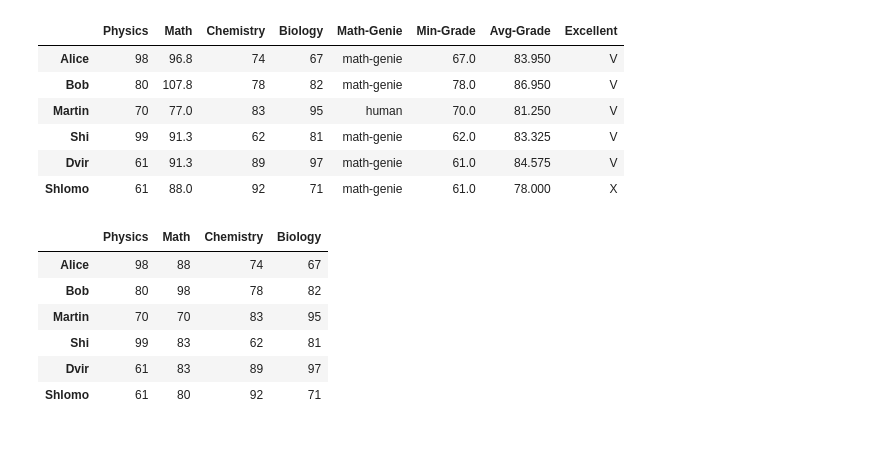
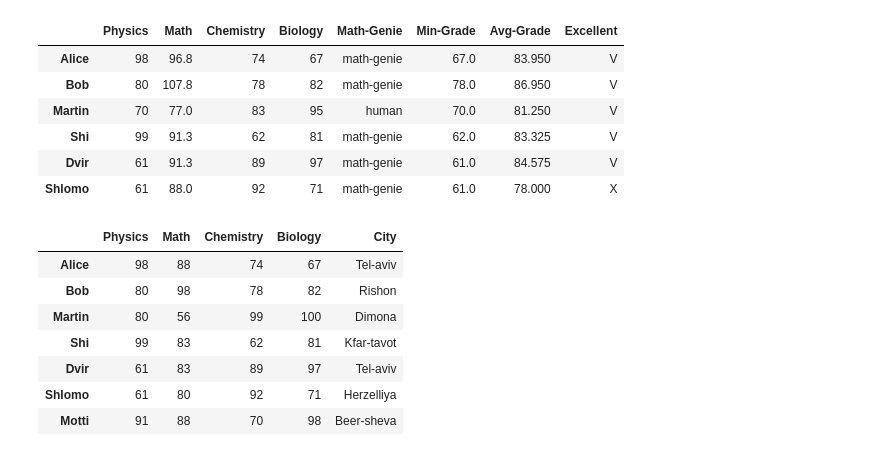
Before and after one commit to pythonai200425/18.09.2025, a Jupyter notebook: hazara_180925.ipynb, the cells around one changed output. Cells and saved outputs as stored; diff of their text form; code cells hidden in the pictures.

```diff
--- a/hazara_180925.ipynb
+++ b/hazara_180925.ipynb
@@ -338,37 +338,58 @@ df2 = pd.DataFrame({
 result = pd.concat([df1, df2], axis=0, ignore_index=False)
 
 ######################## concat column
 
 # First DataFrame
 df1 = pd.DataFrame({
     "A": [1, 2, 3],
     "B": [4, 5, 6]
 })
 
 # Second DataFrame
 df2 = pd.DataFrame({
     "C": ["x", "y", "z"],
     "D": ["p", "q", "r"]
 })
 
 # Concatenate by column (axis=1)
 result = pd.concat([df1, df2], axis=1)
 
 ### Replace row with .loc
 df.loc['danny'] = ['Bobby', 32]
 
 1 drop column Math (just print, dont actually remove)
 2 drop row 'Bob'
 3 add new row : Motti  Physics[91]	Math[88]	Chemistry[70]	Biology[98] -- using concat
 4 add new column city: Tel-aviv, Rishon, Nes-zyiona, Kfar-tavot, Tel-aviv, Herzelliya, Beer-sheva
 5 replace grades for Martin to: 80, 56, 99, 100, 'Dimona'
 
 '''
+# 1 drop column Math (just print, dont actually remove)
+df.drop(columns=["Math"])
+
+# 2 drop row 'Bob'
+df.drop(index='Bob')
+
+# 3 add new row : Motti  Physics[91]	Math[88]	Chemistry[70]	Biology[98] -- using concat
+new_row = pd.DataFrame(data=[[91, 88, 70, 98]], index=["Motti"], columns=["Physics", "Math", "Chemistry", "Biology"])
+df = pd.concat([df, new_row])
+
+# 4 add new column city: Tel-aviv, Rishon, Nes-zyiona, Kfar-tavot, Tel-aviv, Herzelliya, Beer-sheva
+new_col = pd.DataFrame(data=["Tel-aviv", "Rishon", "Nes-zyiona", "Kfar-tavot", "Tel-aviv", "Herzelliya", "Beer-sheva"],
+                       index=df.index, columns=["City"])
+df = pd.concat([df, new_col], axis=1)
+
+# df['city'] = ["Tel-aviv", "Rishon", "Nes-zyiona", "Kfar-tavot", "Tel-aviv", "Herzelliya", "Beer-sheva"]
+
+# 5 replace grades for Martin to: 80, 56, 99, 100, 'Dimona'
+df.loc['Martin'] = [80, 56, 99, 100, 'Dimona']
+df
 # %% [output]
-|  | Physics | Math | Chemistry | Biology |
-| Alice | 98 | 88 | 74 | 67 |
-| Bob | 80 | 98 | 78 | 82 |
-| Martin | 70 | 70 | 83 | 95 |
-| Shi | 99 | 83 | 62 | 81 |
-| Dvir | 61 | 83 | 89 | 97 |
-| Shlomo | 61 | 80 | 92 | 71 |
+|  | Physics | Math | Chemistry | Biology | City |
+| Alice | 98 | 88 | 74 | 67 | Tel-aviv |
+| Bob | 80 | 98 | 78 | 82 | Rishon |
+| Martin | 80 | 56 | 99 | 100 | Dimona |
+| Shi | 99 | 83 | 62 | 81 | Kfar-tavot |
+| Dvir | 61 | 83 | 89 | 97 | Tel-aviv |
+| Shlomo | 61 | 80 | 92 | 71 | Herzelliya |
+| Motti | 91 | 88 | 70 | 98 | Beer-sheva |
```
Also changed, not shown: parts of 1 cell of this notebook.
